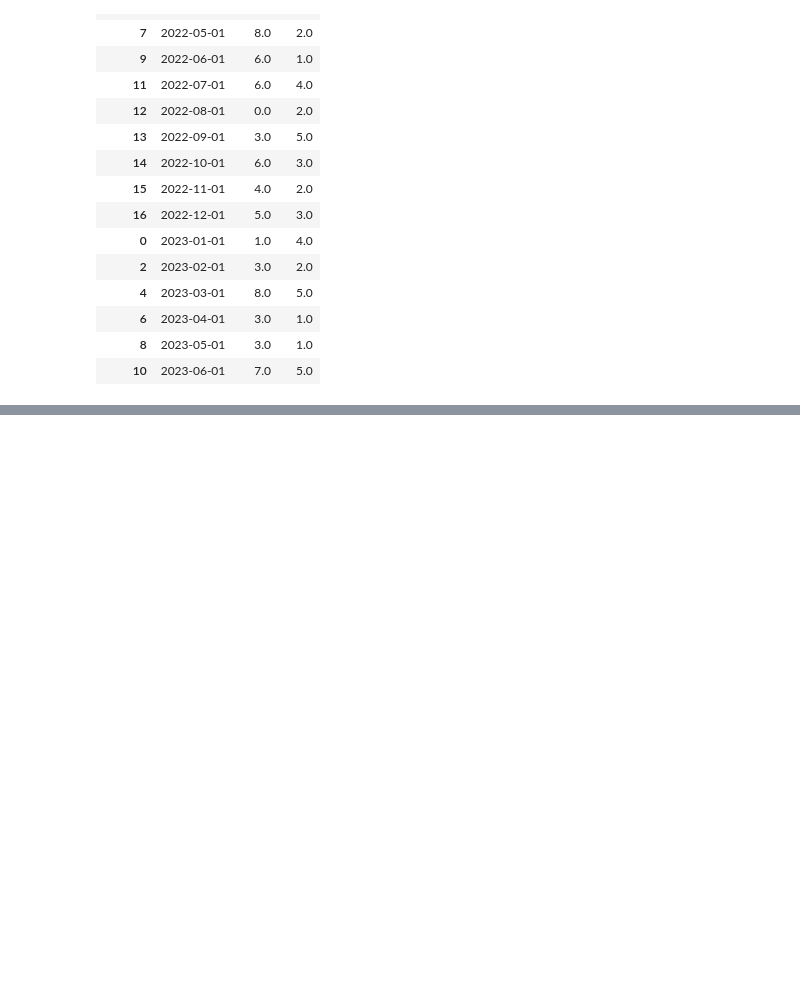
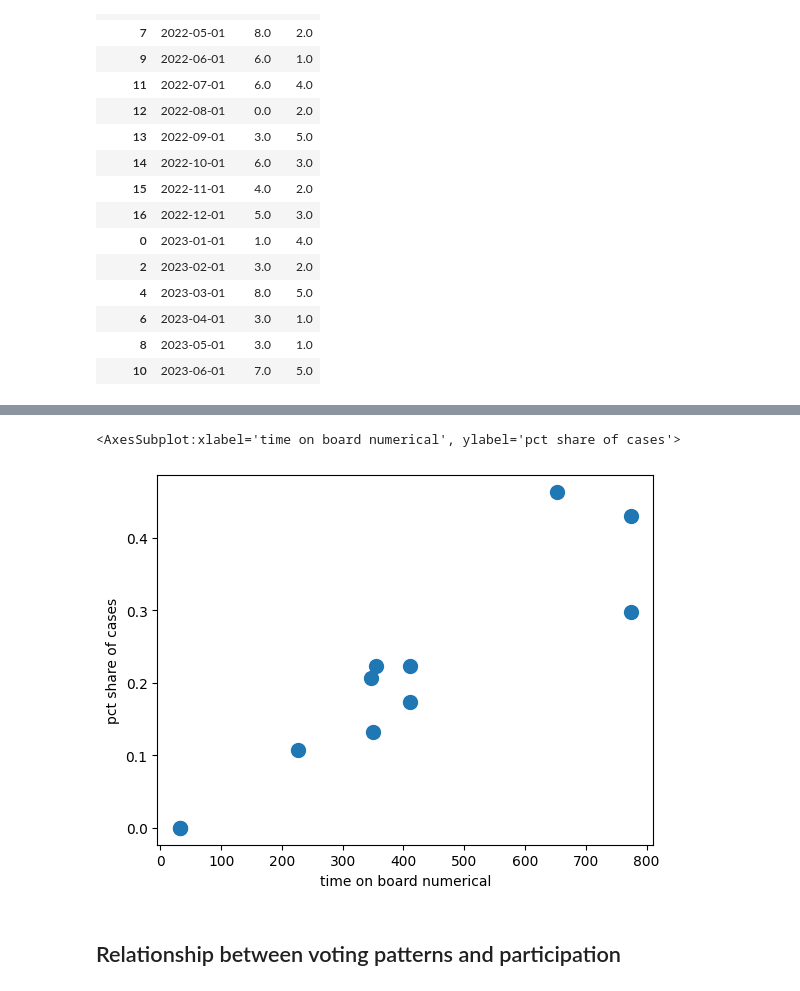
Before and after one commit to amyq96/stories, a Jupyter notebook: medical-release/prb-cases-analysis.ipynb, the cells around one changed output, grey strips where cells are left out. Drawn from its saved outputs; the diff is of its cells as text; code cells hidden in the pictures; blank space fills up the shorter version.

```diff
--- a/medical-release/prb-cases-analysis.ipynb
+++ b/medical-release/prb-cases-analysis.ipynb
@@ -223,0 +339,7 @@ cases_by_month.sort_values('month_year', ascending=True)
+# %%
+# create an analysis copy of prb
+prb_analysis = prb.copy()
+# %%
+# calculate percent of all cases each board member voted in
+prb_analysis['pct share of cases'] = prb_analysis['total cases']/len(cases)
+prb_analysis.sort_values('pct share of cases', ascending=False)
@@ -223,0 +417,17 @@ cases_by_month.sort_values('month_year', ascending=True)
+# %%
+# is it because of when members were appointed?
+prb_analysis['Member Since'] = pd.to_datetime(prb_analysis['Member Since'])
+
+# only look at members with full start and expiration dates for now (As of Aug 17)
+prb_date = prb_analysis[(prb_analysis['Member Since'].notnull()) & (prb_analysis['Member Expiration'] != 'Former')].copy()
+# convert expiration and since to dates
+prb_date['Member Since'] = pd.to_datetime(prb_date['Member Since'])
+prb_date['Member Expiration'] = pd.to_datetime(prb_date['Member Expiration'])
+
+# get time elapsed as of June 16, 2023
+prb_date['data as of'] = '06/16/2023'
+prb_date['data as of'] = pd.to_datetime(prb_date['data as of'])
+
+prb_date['time on board'] = prb_date['data as of'] - prb_date['Member Since']
+# %%
+prb_date['time on board numerical'] = prb_date['time on board'].dt.days
@@ -223,0 +450,8 @@ cases_by_month.sort_values('month_year', ascending=True)
+# %%
+# exclude shelton as an outlier
+prb_date[prb_date['Last'] != 'Shelton'].plot.scatter(x = 'time on board numerical', y = 'pct share of cases', s = 100)
+# %% [output]
+<AxesSubplot:xlabel='time on board numerical', ylabel='pct share of cases'>
+[figure, added]
+# %% [markdown]
+## Relationship between voting patterns and participation
```
Also changed, not shown: parts of 37 cells of this notebook.
